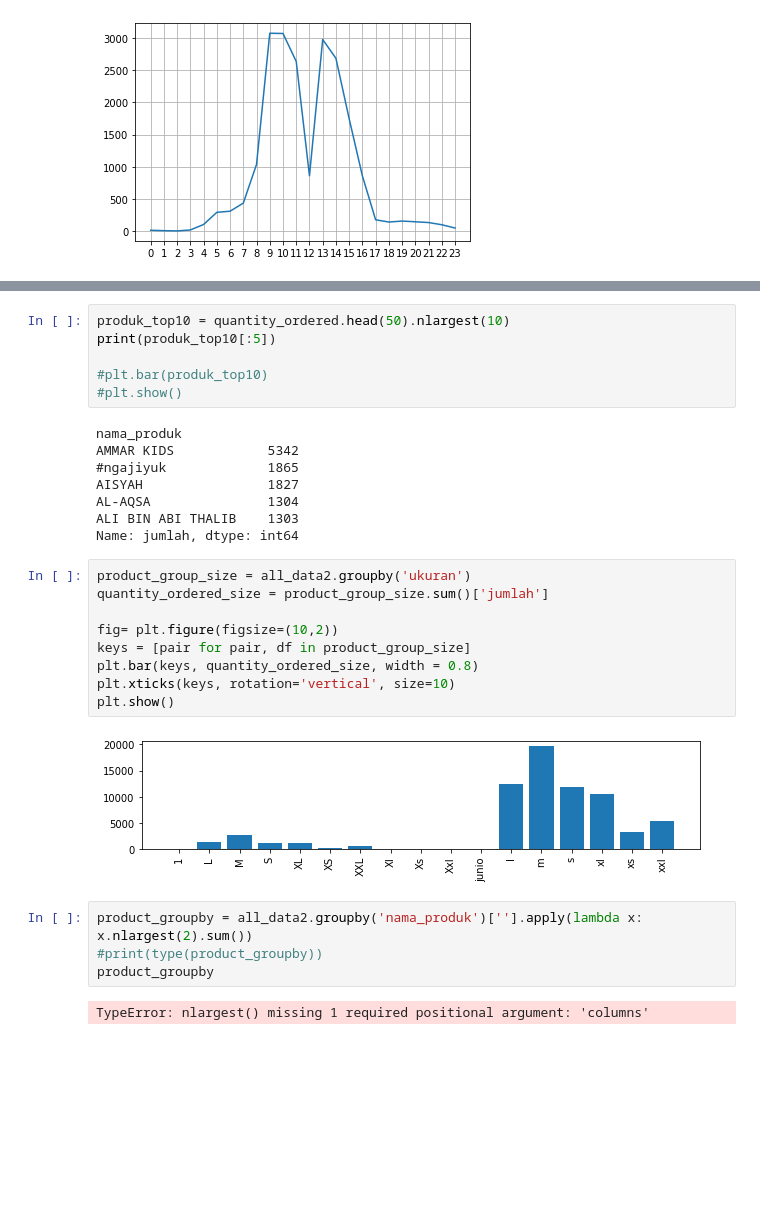
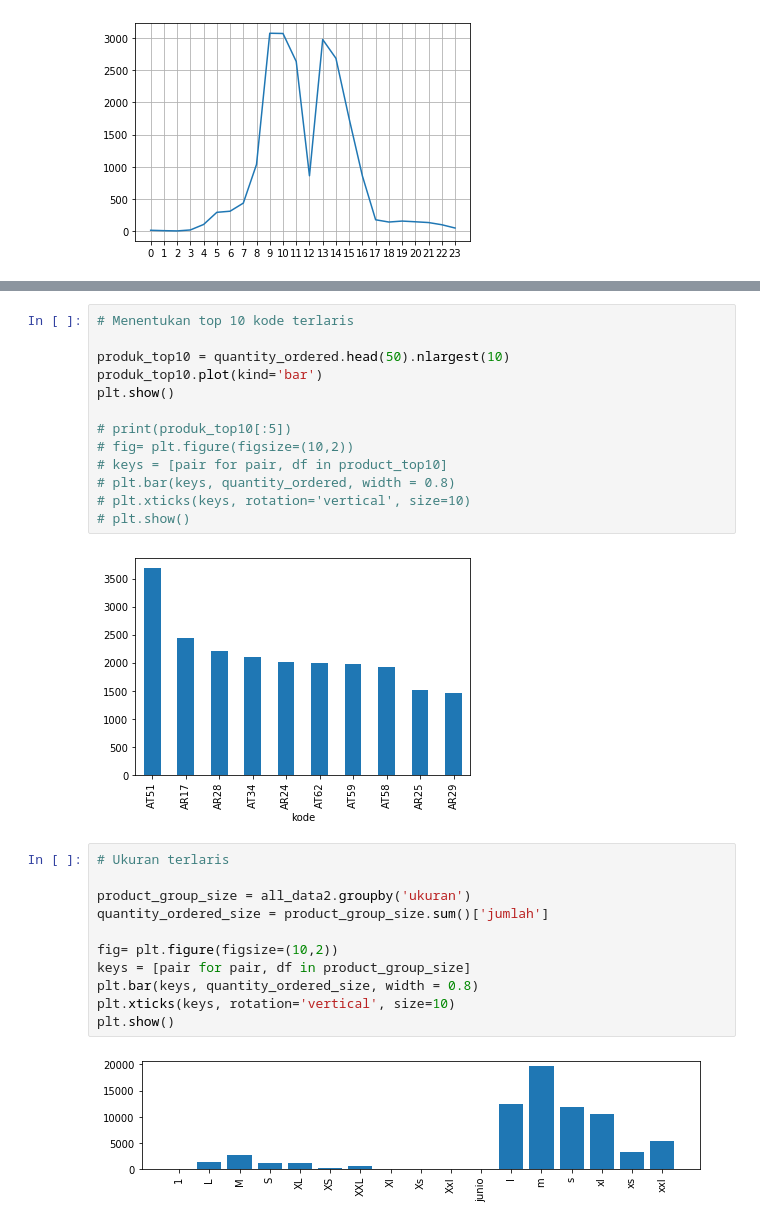
Before and after one commit to rifqisulistya/sales-analysis, a Jupyter notebook: Ammar.ipynb, the cells around one changed output, grey strips where cells are left out. Saved outputs shown, nothing was run; the diff lists cells and outputs as text; blank space fills up the shorter version.

```diff
--- a/Ammar.ipynb
+++ b/Ammar.ipynb
@@ -258,18 +310,21 @@ plt.show()
-# %%
-produk_top10 = quantity_ordered.head(50).nlargest(10)
-print(produk_top10[:5])
-
-#plt.bar(produk_top10)
-#plt.show()
-# %% [output]
-nama_produk
-AMMAR KIDS            5342
-#ngajiyuk             1865
-AISYAH                1827
-AL-AQSA               1304
-ALI BIN ABI THALIB    1303
-Name: jumlah, dtype: int64
+# %%
+# Menentukan top 10 kode terlaris
+
+produk_top10 = quantity_ordered.head(50).nlargest(10)
+produk_top10.plot(kind='bar')
+plt.show()
+
+# print(produk_top10[:5])
+# fig= plt.figure(figsize=(10,2))
+# keys = [pair for pair, df in product_top10]
+# plt.bar(keys, quantity_ordered, width = 0.8)
+# plt.xticks(keys, rotation='vertical', size=10)
+# plt.show()
+# %% [output]
+[figure, added]
 # %%
+# Ukuran terlaris
+
 product_group_size = all_data2.groupby('ukuran')
 quantity_ordered_size = product_group_size.sum()['jumlah']
 
@@ -280,9 +335,3 @@ plt.xticks(keys, rotation='vertical', size=10)
 plt.show()
 # %% [output]
 [figure]
-# %%
-product_groupby = all_data2.groupby('nama_produk')[''].apply(lambda x: x.nlargest(2).sum())
-#print(type(product_groupby))
-product_groupby
-# %% [output]
-TypeError: nlargest() missing 1 required positional argument: 'columns'
```
Also changed, not shown: parts of 10 cells of this notebook, 30 other files.
